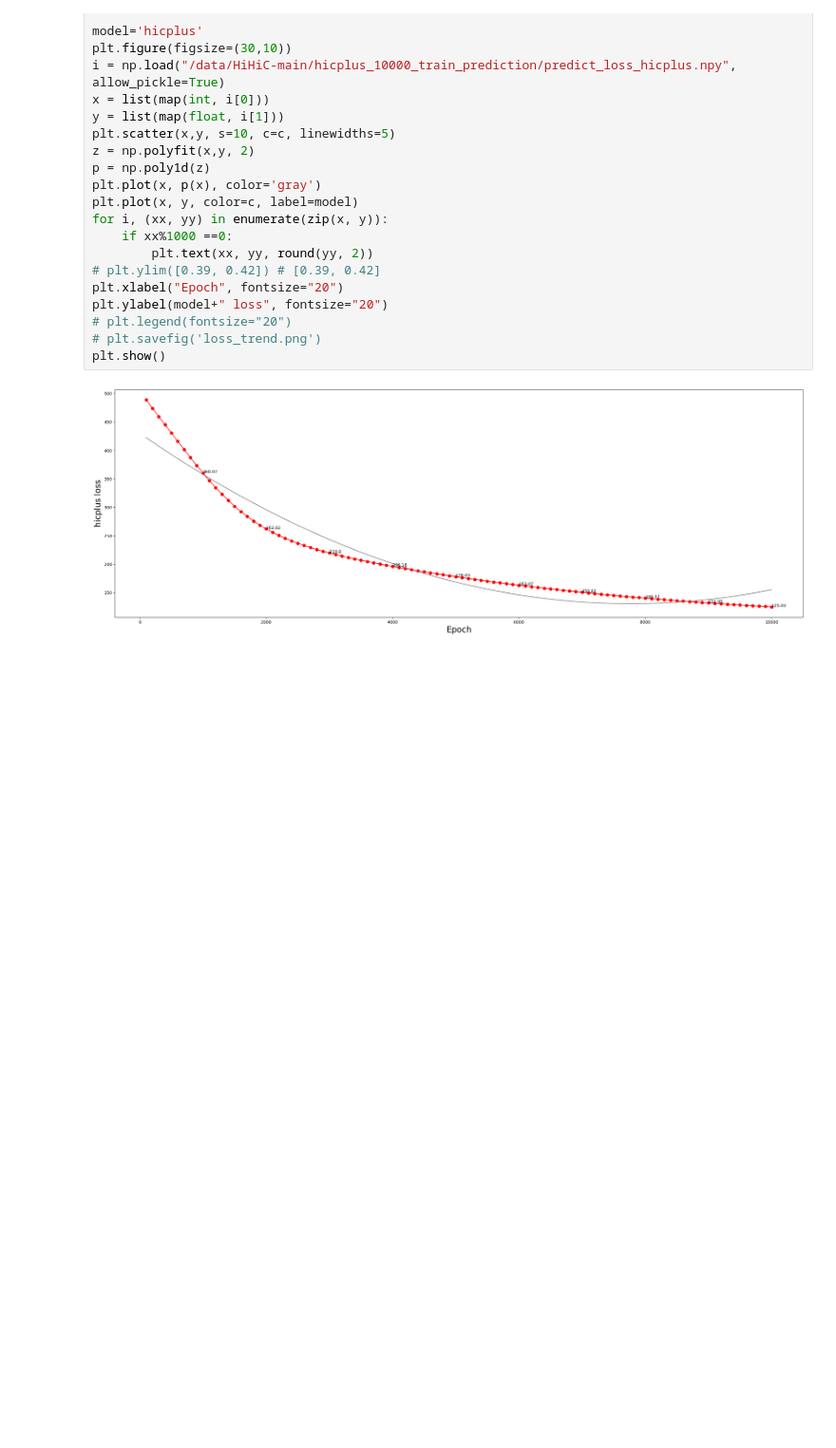
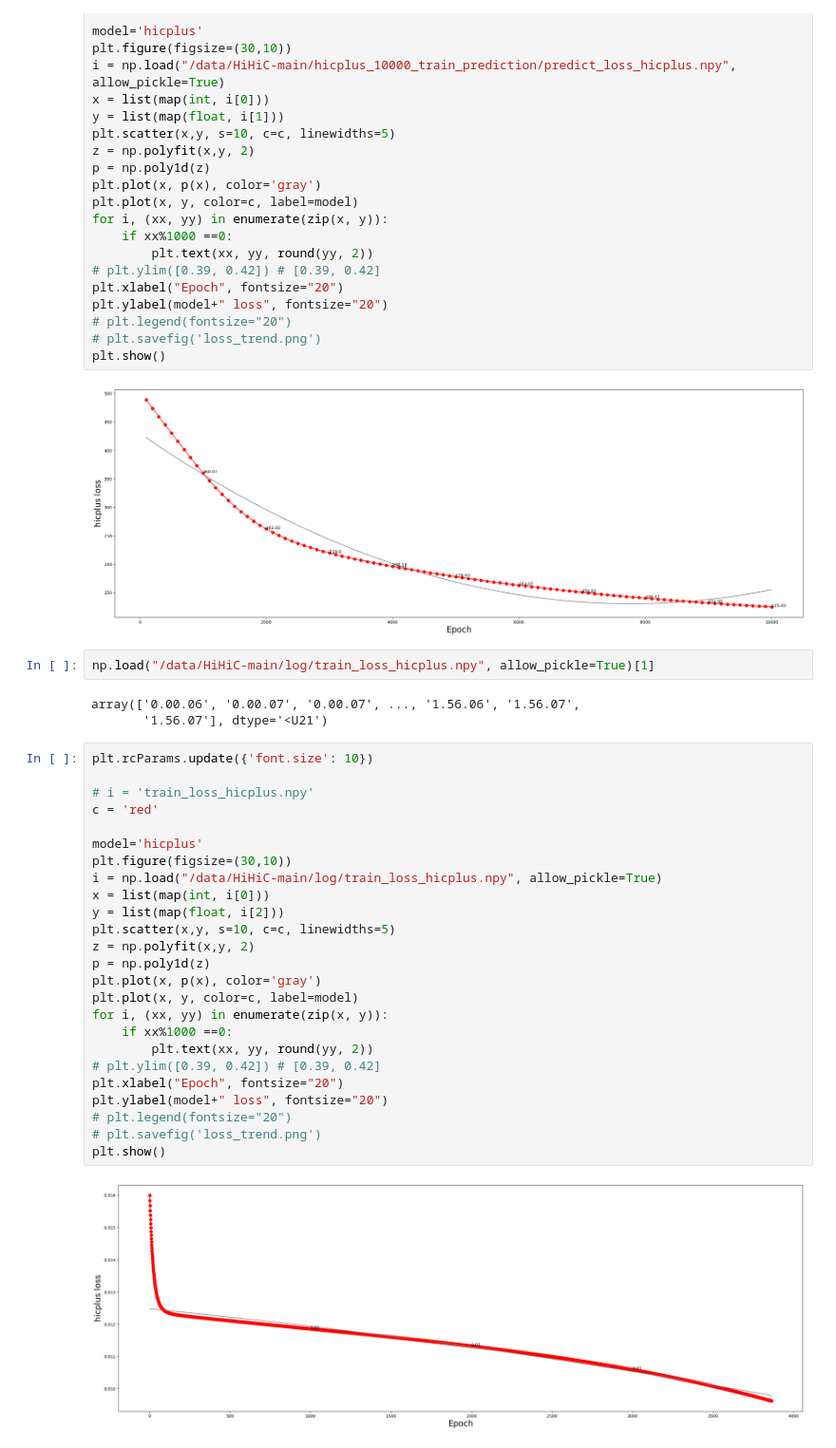
Before and after one commit to jkrLab/HiHiC, a Jupyter notebook: train.ipynb, the cells around one changed output. Shown at 95% size. Saved outputs shown, nothing was run; the diff lists cells and outputs as text; blank space fills up the shorter version.

Commit message:
update train

```diff
--- a/train.ipynb
+++ b/train.ipynb
@@ -622,3 +622,35 @@ plt.ylabel(model+" loss", fontsize="20")
 plt.show()
 # %% [output]
 [figure]
+# %%
+np.load("/data/HiHiC-main/log/train_loss_hicplus.npy", allow_pickle=True)[1]
+# %% [output]
+array(['0.00.06', '0.00.07', '0.00.07', ..., '1.56.06', '1.56.07',
+       '1.56.07'], dtype='<U21')
+# %%
+plt.rcParams.update({'font.size': 10})
+
+# i = 'train_loss_hicplus.npy'
+c = 'red'
+
+model='hicplus'
+plt.figure(figsize=(30,10))
+i = np.load("/data/HiHiC-main/log/train_loss_hicplus.npy", allow_pickle=True)
+x = list(map(int, i[0]))
+y = list(map(float, i[2]))
+plt.scatter(x,y, s=10, c=c, linewidths=5)
+z = np.polyfit(x,y, 2)
+p = np.poly1d(z)
+plt.plot(x, p(x), color='gray')
+plt.plot(x, y, color=c, label=model)
+for i, (xx, yy) in enumerate(zip(x, y)):
+    if xx%1000 ==0:
+        plt.text(xx, yy, round(yy, 2))
+# plt.ylim([0.39, 0.42]) # [0.39, 0.42]
+plt.xlabel("Epoch", fontsize="20")
+plt.ylabel(model+" loss", fontsize="20")
+# plt.legend(fontsize="20")
+# plt.savefig('loss_trend.png')
+plt.show()
+# %% [output]
+[figure, added]
```
Also changed, not shown: parts of 1 cell of this notebook, 7 other files.
